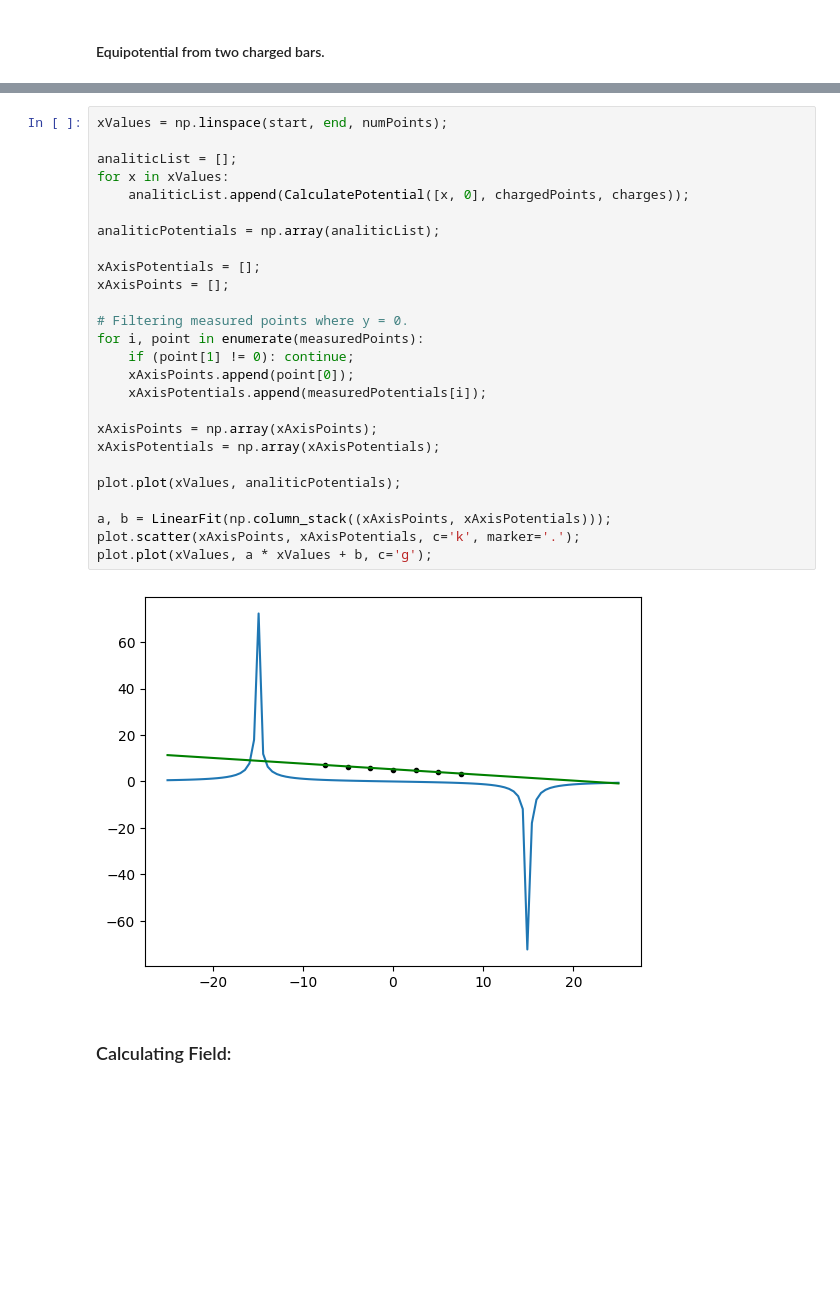
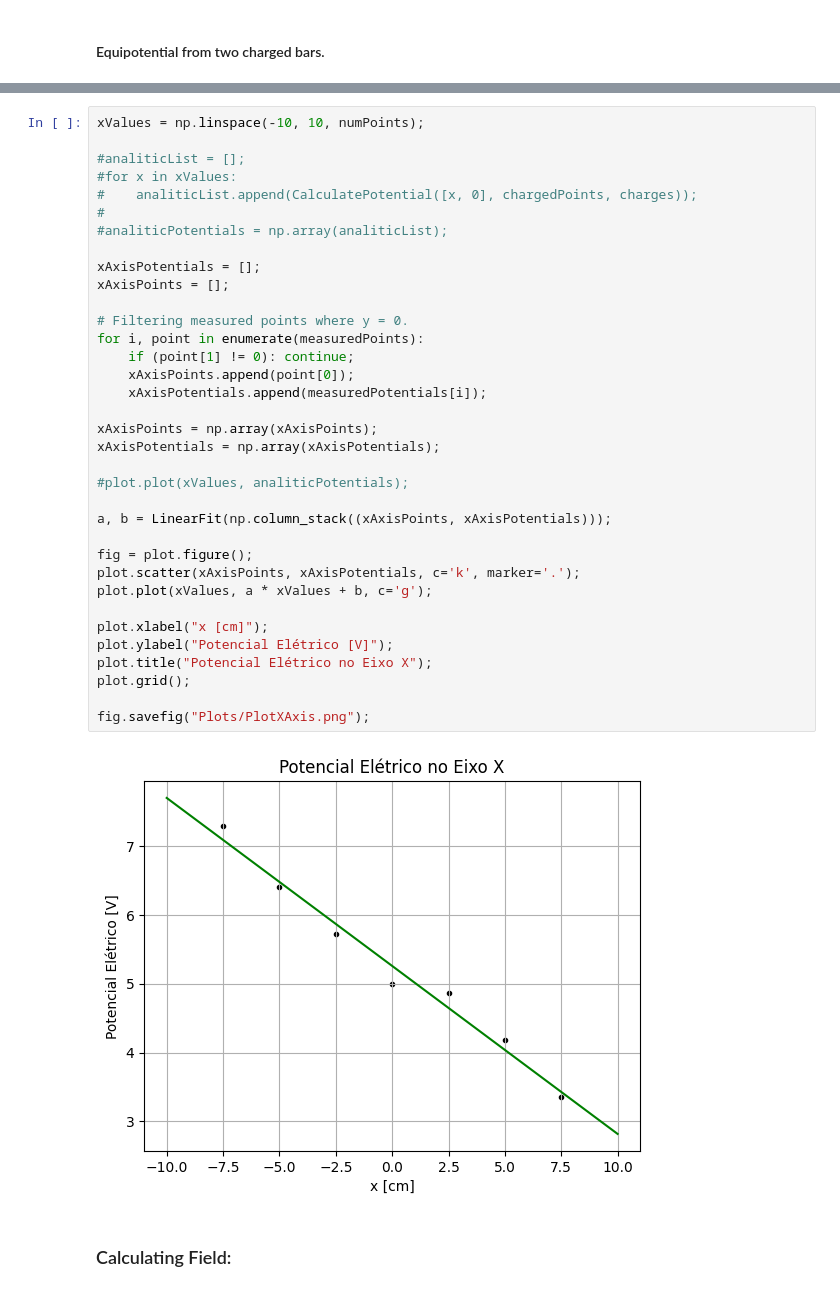
Before and after one commit to sunbaee/Eletrostatics, a Jupyter notebook: PotentialPlot.ipynb, the cells around one changed output, grey strips where cells are left out. Drawn from its saved outputs; the diff is of its cells as text; blank space fills up the shorter version.

```diff
--- a/PotentialPlot.ipynb
+++ b/PotentialPlot.ipynb
@@ -212,31 +253,40 @@ fig.savefig("Plots/Plot2.png");
 # %%
-xValues = np.linspace(start, end, numPoints);
+xValues = np.linspace(-10, 10, numPoints);
 
-analiticList = [];
-for x in xValues:
-    analiticList.append(CalculatePotential([x, 0], chargedPoints, charges));
-
-analiticPotentials = np.array(analiticList);
+#analiticList = [];
+#for x in xValues:
+#    analiticList.append(CalculatePotential([x, 0], chargedPoints, charges));
+#
+#analiticPotentials = np.array(analiticList);
 
 xAxisPotentials = [];
 xAxisPoints = [];
 
 # Filtering measured points where y = 0.
 for i, point in enumerate(measuredPoints):
     if (point[1] != 0): continue;
     xAxisPoints.append(point[0]);
     xAxisPotentials.append(measuredPotentials[i]);
 
 xAxisPoints = np.array(xAxisPoints);
 xAxisPotentials = np.array(xAxisPotentials);
 
-plot.plot(xValues, analiticPotentials);
+#plot.plot(xValues, analiticPotentials);
 
 a, b = LinearFit(np.column_stack((xAxisPoints, xAxisPotentials)));
+
+fig = plot.figure();
 plot.scatter(xAxisPoints, xAxisPotentials, c='k', marker='.');
 plot.plot(xValues, a * xValues + b, c='g');
+
+plot.xlabel("x [cm]");
+plot.ylabel("Potencial Elétrico [V]");
+plot.title("Potencial Elétrico no Eixo X");
+plot.grid();
+
+fig.savefig("Plots/PlotXAxis.png");
 # %% [output]
-[figure, old version]
+[figure, new version]
 # %% [markdown]
 ### Calculating Field:
 # %%
```
Also changed, not shown: parts of 17 cells of this notebook.
